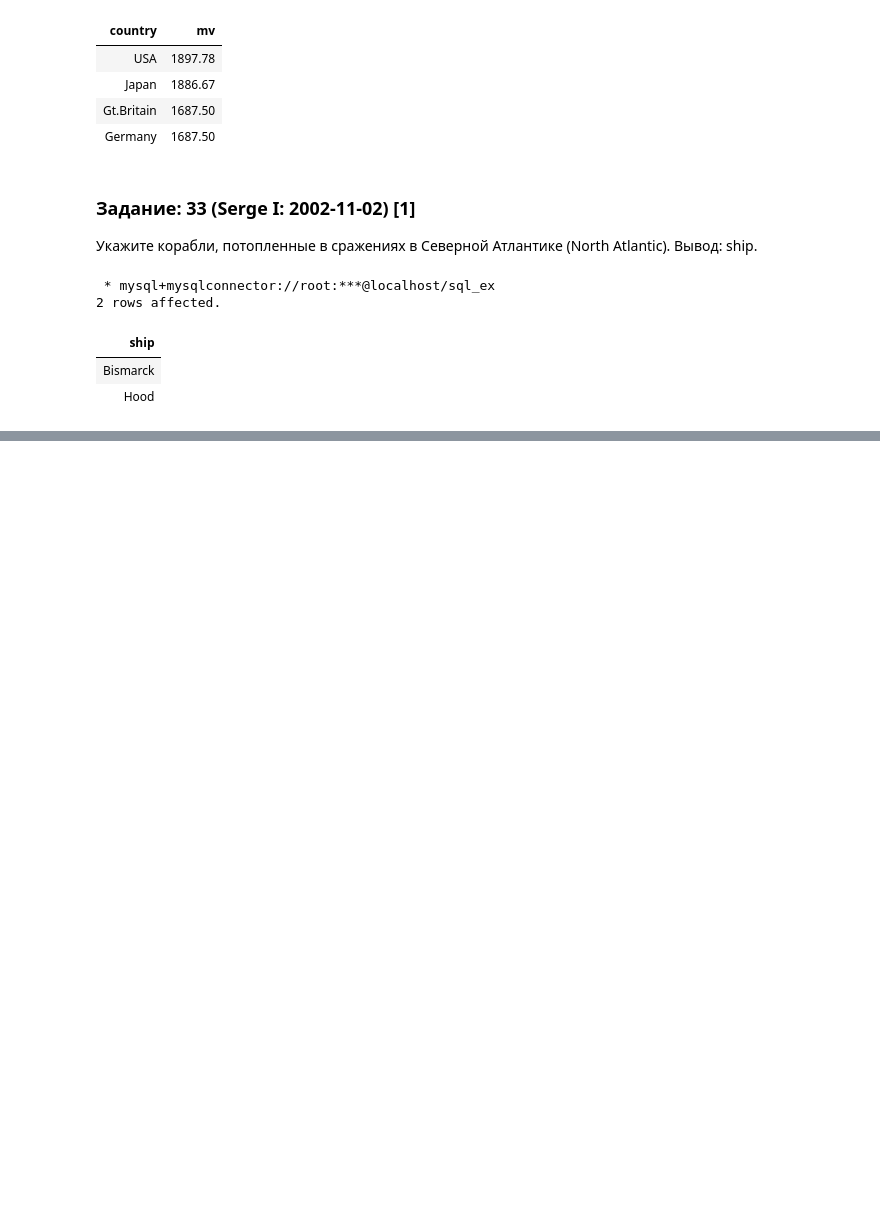
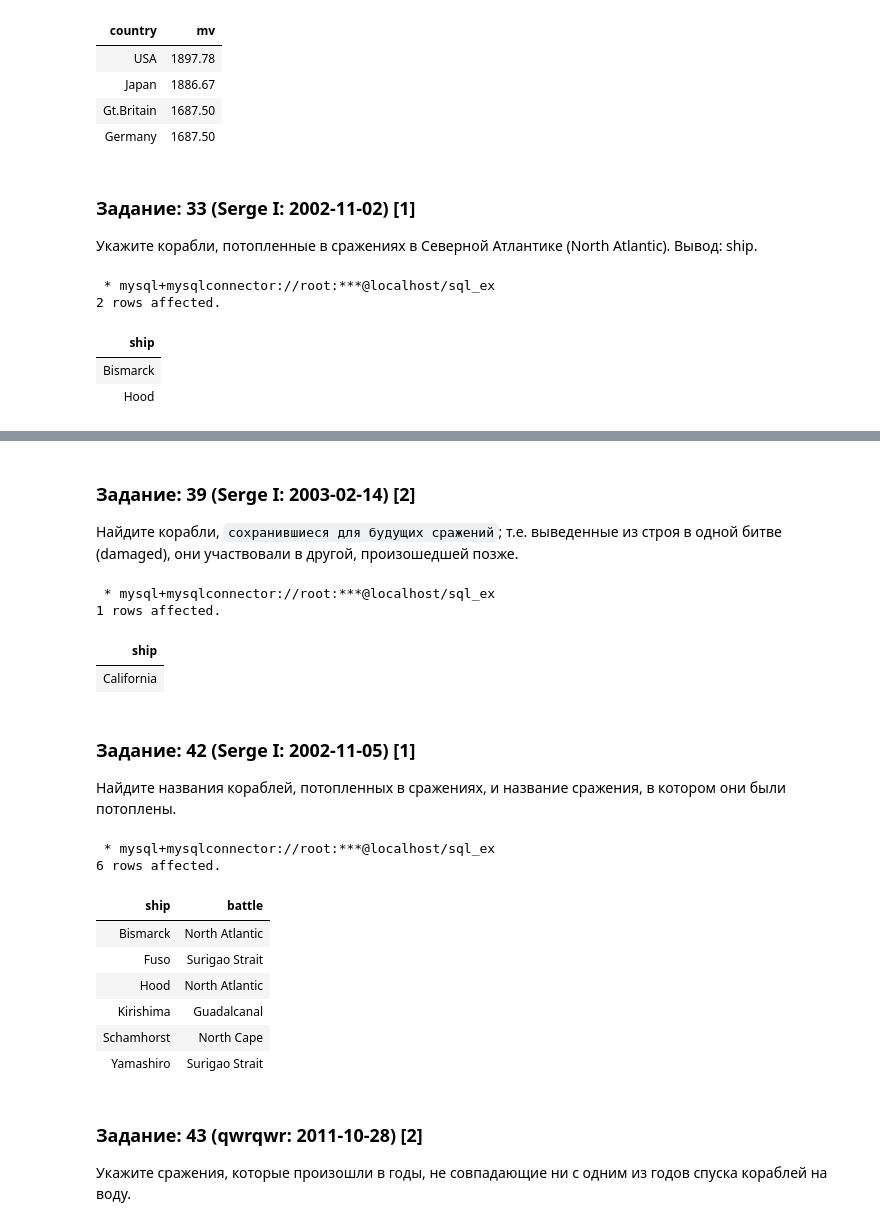
Before and after one commit to dided-s/sql-ex, a Jupyter notebook: select-training/ships/tasks.ipynb, the cells around one changed output, grey strips where cells are left out. Drawn from its saved outputs; the diff is of its cells as text; code cells hidden in the pictures; blank space fills up the shorter version.

Commit message:
Добавление задач для Корабли

```diff
--- a/select-training/ships/tasks.ipynb
+++ b/select-training/ships/tasks.ipynb
@@ -134,0 +232,46 @@ SELECT ship
+# %% [markdown]
+### Задание: 39 (Serge I: 2003-02-14) [2]
+Найдите корабли, `сохранившиеся для будущих сражений`; т.е. выведенные из строя в одной битве (damaged), они участвовали в другой, произошедшей позже.
+# %%
+%%sql
+  WITH outcomes_with_battles AS (
+           SELECT *
+             FROM outcomes
+             JOIN battles
+               ON battles.name = outcomes.battle)
+SELECT DISTINCT ship
+  FROM outcomes_with_battles AS o1
+ WHERE EXISTS
+       (SELECT *
+          FROM outcomes_with_battles AS o2
+         WHERE o1.date > o2.date
+           AND o2.result = 'damaged'
+           AND o1.ship = o2.ship);
+# %% [output]
+ * mysql+mysqlconnector://root:***@localhost/sql_ex
+1 rows affected.
+| ship |
+| California |
+# %% [markdown]
+### Задание: 42 (Serge I: 2002-11-05) [1]
+Найдите названия кораблей, потопленных в сражениях, и название сражения, в котором они были потоплены.
+# %%
+%%sql
+SELECT ship, battle
+  FROM outcomes
+  JOIN battles
+    ON battles.name = outcomes.battle
+ WHERE result = 'sunk';
+# %% [output]
+ * mysql+mysqlconnector://root:***@localhost/sql_ex
+6 rows affected.
+| ship | battle |
+| Bismarck | North Atlantic |
+| Fuso | Surigao Strait |
+| Hood | North Atlantic |
+| Kirishima | Guadalcanal |
+| Schamhorst | North Cape |
+| Yamashiro | Surigao Strait |
+# %% [markdown]
+### Задание: 43 (qwrqwr: 2011-10-28) [2]
+Укажите сражения, которые произошли в годы, не совпадающие ни с одним из годов спуска кораблей на воду.
```
Also changed, not shown: parts of 16 cells of this notebook, 11 other files.
